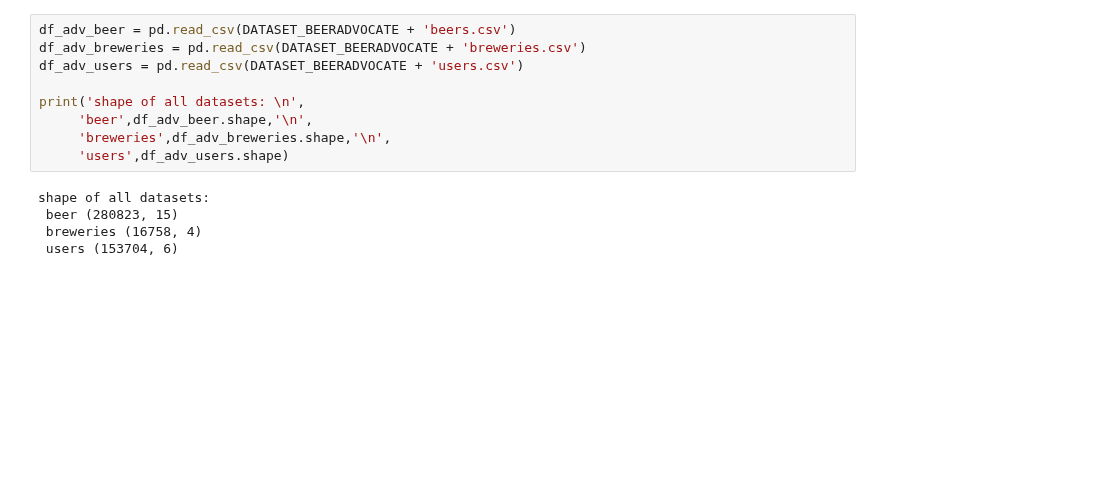
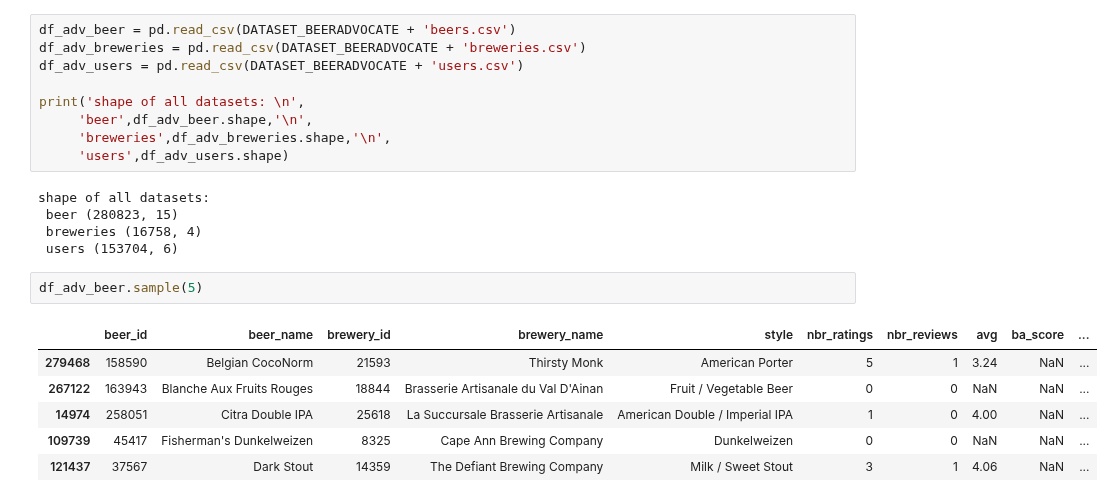
Before and after one commit to epfl-ada/ada-2022-project-hotchocolate, a Jupyter notebook: Exploration_data.ipynb, the cells around one changed output. Saved outputs shown, nothing was run; the diff lists cells and outputs as text; blank space fills up the shorter version.

```diff
--- a/Exploration_data.ipynb
+++ b/Exploration_data.ipynb
@@ -22,4 +23,13 @@ shape of all datasets:
  beer (280823, 15)
  breweries (16758, 4)
  users (153704, 6)
+# %%
+df_adv_beer.sample(5)
+# %% [output]
+|  | beer_id | beer_name | brewery_id | brewery_name | style | nbr_ratings | nbr_reviews | avg | ba_score | ... |
+| 279468 | 158590 | Belgian CocoNorm | 21593 | Thirsty Monk | American Porter | 5 | 1 | 3.24 | NaN | ... |
+| 267122 | 163943 | Blanche Aux Fruits Rouges | 18844 | Brasserie Artisanale du Val D'Ainan | Fruit / Vegetable Beer | 0 | 0 | NaN | NaN | ... |
+| 14974 | 258051 | Citra Double IPA | 25618 | La Succursale Brasserie Artisanale | American Double / Imperial IPA | 1 | 0 | 4.00 | NaN | ... |
+| 109739 | 45417 | Fisherman's Dunkelweizen | 8325 | Cape Ann Brewing Company | Dunkelweizen | 0 | 0 | NaN | NaN | ... |
+| 121437 | 37567 | Dark Stout | 14359 | The Defiant Brewing Company | Milk / Sweet Stout | 3 | 1 | 4.06 | NaN | ... |
 # %%
```
Also changed, not shown: parts of 16 cells of this notebook, 1 other file.
